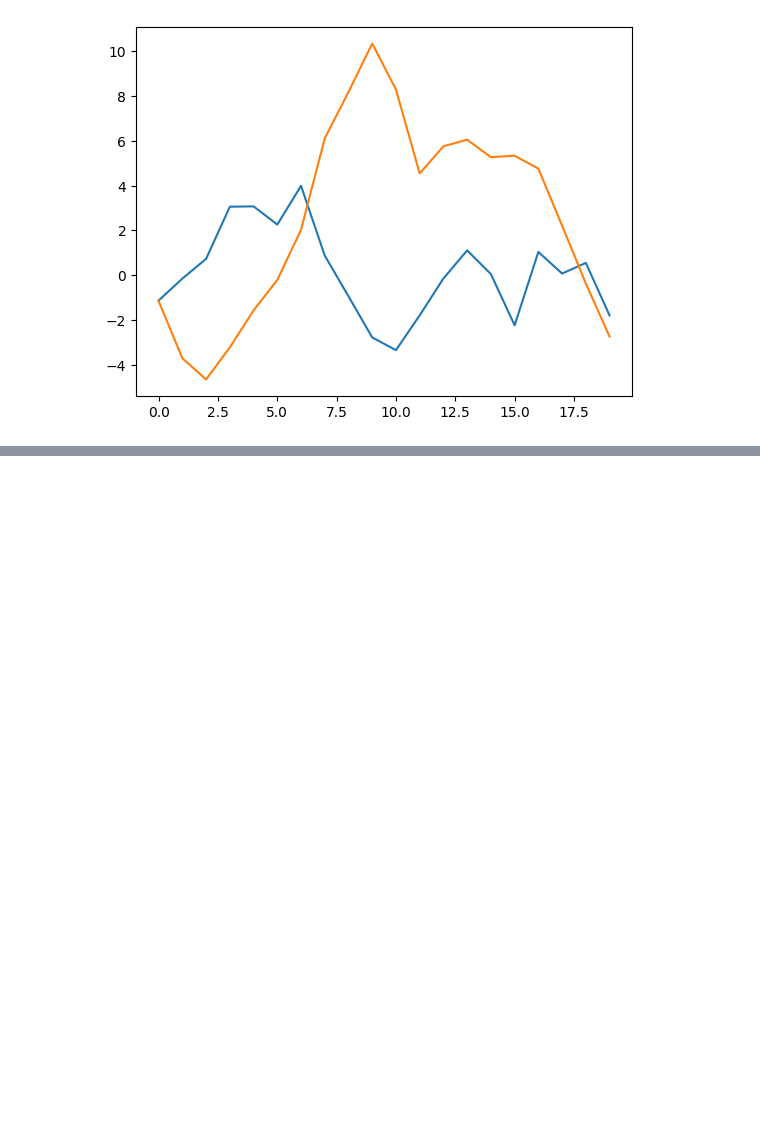
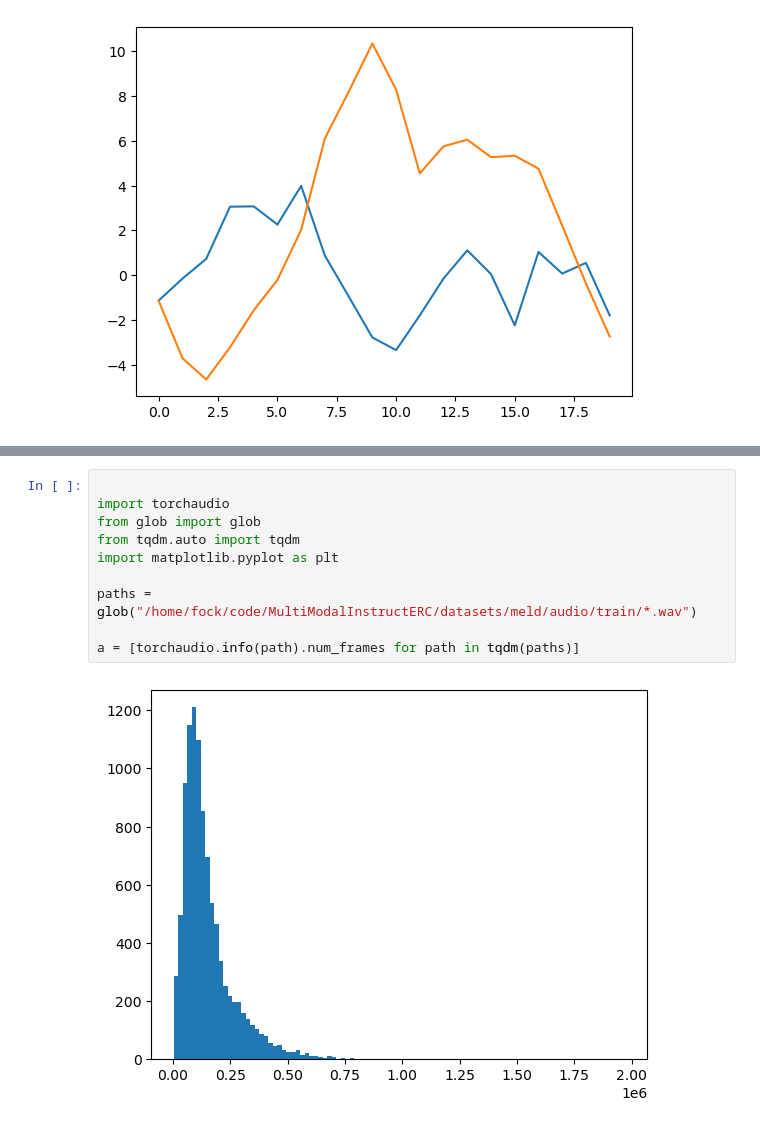
Before and after one commit to HenFo/Masterarbeit, a Jupyter notebook: test.ipynb, the cells around one changed output, grey strips where cells are left out. Drawn from its saved outputs; the diff is of its cells as text; blank space fills up the shorter version.

```diff
--- a/test.ipynb
+++ b/test.ipynb
@@ -112,0 +144,12 @@ print(i)
+# %%
+
+import torchaudio
+from glob import glob
+from tqdm.auto import tqdm
+import matplotlib.pyplot as plt
+
+paths = glob("/home/fock/code/MultiModalInstructERC/datasets/meld/audio/train/*.wav")
+
+a = [torchaudio.info(path).num_frames for path in tqdm(paths)]
+# %% [output]
+[figure, added]
```
Also changed, not shown: parts of 15 cells of this notebook, 8 other files.
